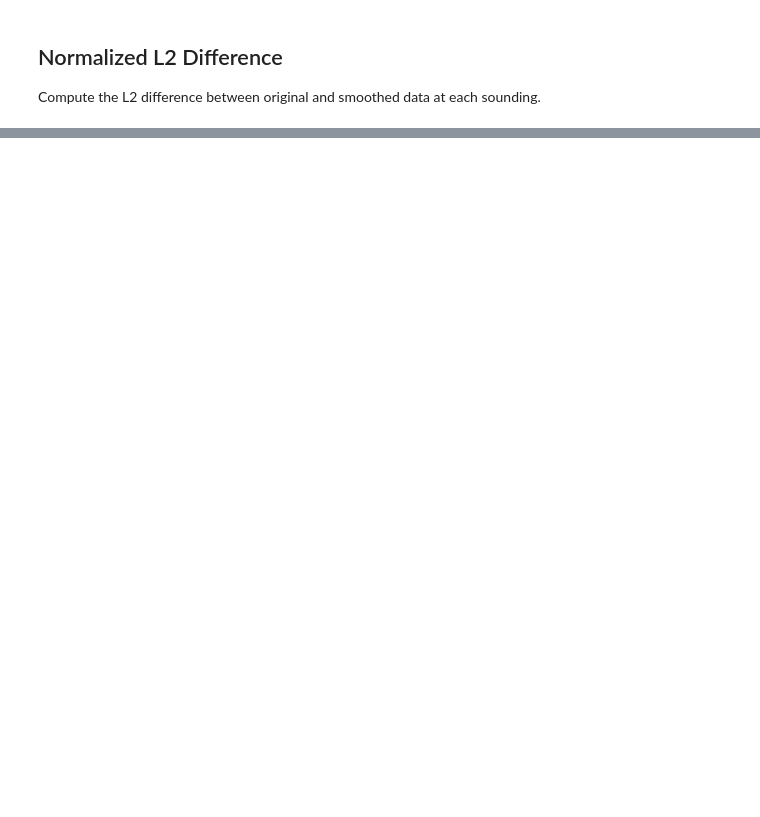
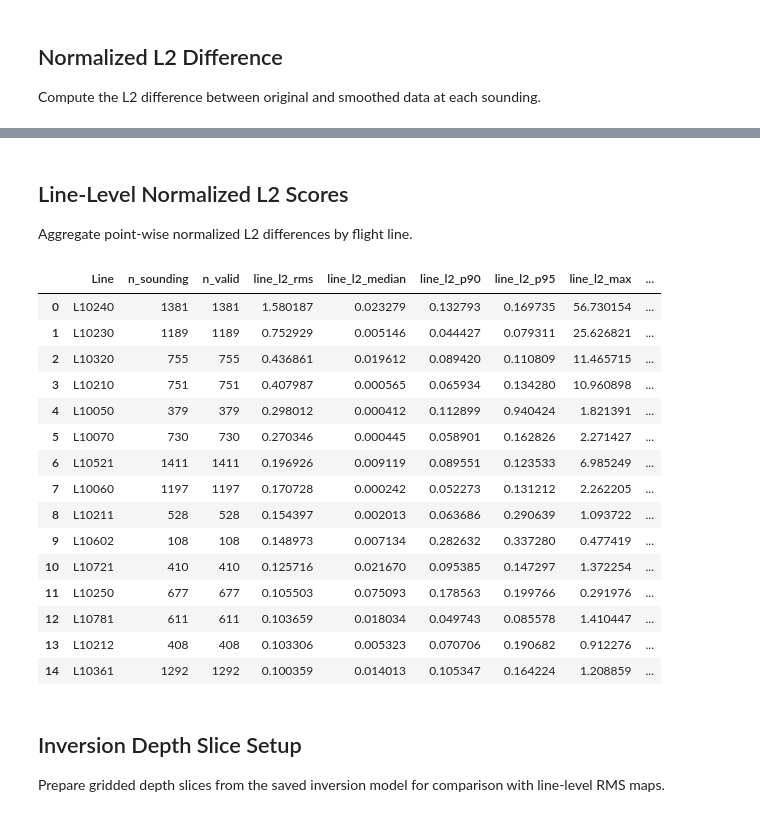
Before and after one commit to emgeolab/alberta_atem, a Jupyter notebook: notebooks/07.time_channel_smoothing_v1.ipynb, the cells around one changed output, grey strips where cells are left out. Drawn from its saved outputs; the diff is of its cells as text; code cells hidden in the pictures; blank space fills up the shorter version.

```diff
--- a/notebooks/07.time_channel_smoothing_v1.ipynb
+++ b/notebooks/07.time_channel_smoothing_v1.ipynb
@@ -639,0 +573,61 @@ plt.tight_layout()
+# %% [markdown]
+## Line-Level Normalized L2 Scores
+
+Aggregate point-wise normalized L2 differences by flight line.
+# %%
+line_score_df = df_data_binned[["Line", "distance", "x_wgs84", "y_wgs84"]].copy()
+line_score_df["normalized_l2_difference"] = normalized_l2_difference
+line_score_df["valid_channel_count"] = valid_channel_count
+
+
+def rms(values):
+    values = np.asarray(values, dtype=float)
+    values = values[np.isfinite(values)]
+    if values.size == 0:
+        return np.nan
+    return np.sqrt(np.mean(values**2))
+
+line_l2_summary = (
+    line_score_df.groupby("Line")
+    .agg(
+        n_sounding=("normalized_l2_difference", "size"),
+        n_valid=("normalized_l2_difference", lambda x: np.isfinite(x).sum()),
+        line_l2_rms=("normalized_l2_difference", rms),
+        line_l2_median=("normalized_l2_difference", "median"),
+        line_l2_p90=("normalized_l2_difference", lambda x: np.nanpercentile(x, 90)),
+        line_l2_p95=("normalized_l2_difference", lambda x: np.nanpercentile(x, 95)),
+        line_l2_max=("normalized_l2_difference", "max"),
+        fraction_above_point_threshold=("normalized_l2_difference", lambda x: np.nanmean(x > l2_threshold)),
+        median_valid_channel_count=("valid_channel_count", "median"),
+        x_center=("x_wgs84", "mean"),
+        y_center=("y_wgs84", "mean"),
+        distance_min=("distance", "min"),
+        distance_max=("distance", "max"),
+    )
+    .reset_index()
+)
+line_l2_summary["valid_fraction"] = line_l2_summary["n_valid"] / line_l2_summary["n_sounding"]
+
+line_l2_summary = line_l2_summary.sort_values("line_l2_rms", ascending=False).reset_index(drop=True)
+line_l2_summary.head(15)
+# %% [output]
+|  | Line | n_sounding | n_valid | line_l2_rms | line_l2_median | line_l2_p90 | line_l2_p95 | line_l2_max | ... |
+| 0 | L10240 | 1381 | 1381 | 1.580187 | 0.023279 | 0.132793 | 0.169735 | 56.730154 | ... |
+| 1 | L10230 | 1189 | 1189 | 0.752929 | 0.005146 | 0.044427 | 0.079311 | 25.626821 | ... |
+| 2 | L10320 | 755 | 755 | 0.436861 | 0.019612 | 0.089420 | 0.110809 | 11.465715 | ... |
+| 3 | L10210 | 751 | 751 | 0.407987 | 0.000565 | 0.065934 | 0.134280 | 10.960898 | ... |
+| 4 | L10050 | 379 | 379 | 0.298012 | 0.000412 | 0.112899 | 0.940424 | 1.821391 | ... |
+| 5 | L10070 | 730 | 730 | 0.270346 | 0.000445 | 0.058901 | 0.162826 | 2.271427 | ... |
+| 6 | L10521 | 1411 | 1411 | 0.196926 | 0.009119 | 0.089551 | 0.123533 | 6.985249 | ... |
+| 7 | L10060 | 1197 | 1197 | 0.170728 | 0.000242 | 0.052273 | 0.131212 | 2.262205 | ... |
+| 8 | L10211 | 528 | 528 | 0.154397 | 0.002013 | 0.063686 | 0.290639 | 1.093722 | ... |
+| 9 | L10602 | 108 | 108 | 0.148973 | 0.007134 | 0.282632 | 0.337280 | 0.477419 | ... |
+| 10 | L10721 | 410 | 410 | 0.125716 | 0.021670 | 0.095385 | 0.147297 | 1.372254 | ... |
+| 11 | L10250 | 677 | 677 | 0.105503 | 0.075093 | 0.178563 | 0.199766 | 0.291976 | ... |
+| 12 | L10781 | 611 | 611 | 0.103659 | 0.018034 | 0.049743 | 0.085578 | 1.410447 | ... |
+| 13 | L10212 | 408 | 408 | 0.103306 | 0.005323 | 0.070706 | 0.190682 | 0.912276 | ... |
+| 14 | L10361 | 1292 | 1292 | 0.100359 | 0.014013 | 0.105347 | 0.164224 | 1.208859 | ... |
+# %% [markdown]
+## Inversion Depth Slice Setup
+
+Prepare gridded depth slices from the saved inversion model for comparison with line-level RMS maps.
```
Also changed, not shown: parts of 11 cells of this notebook.
